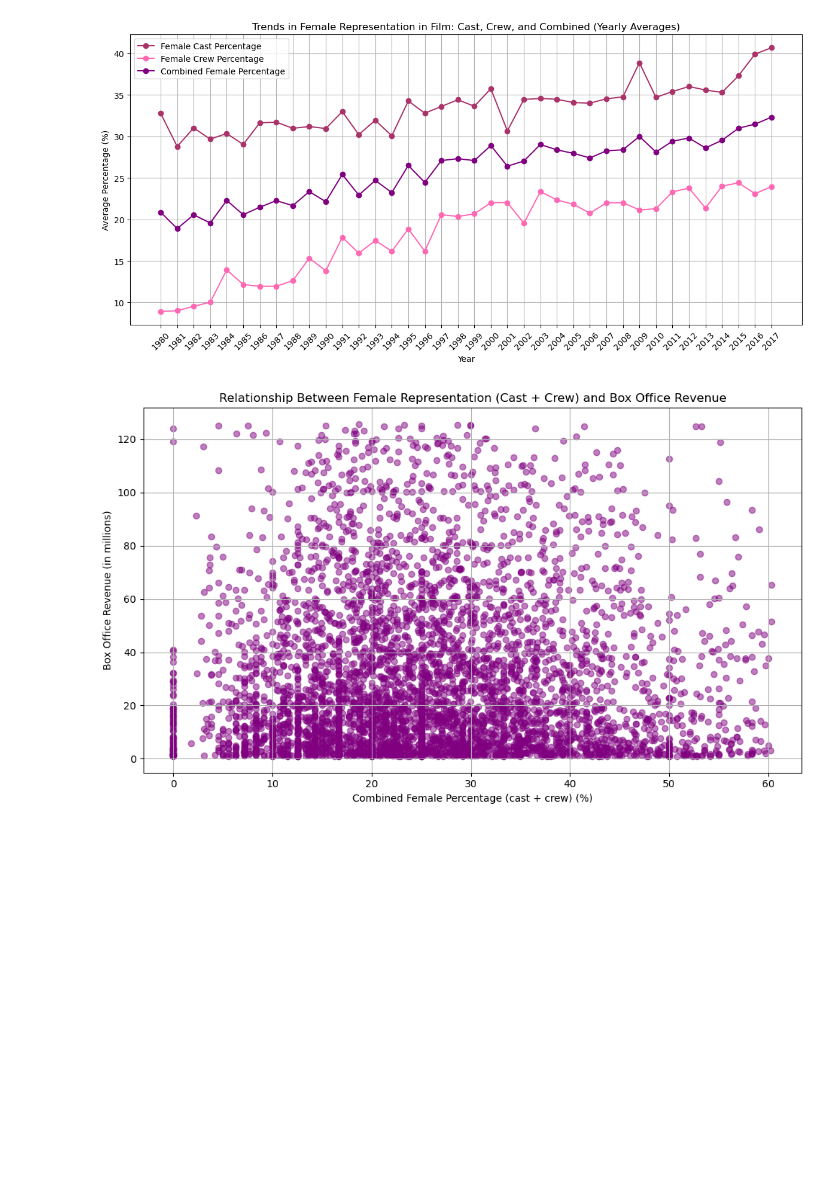
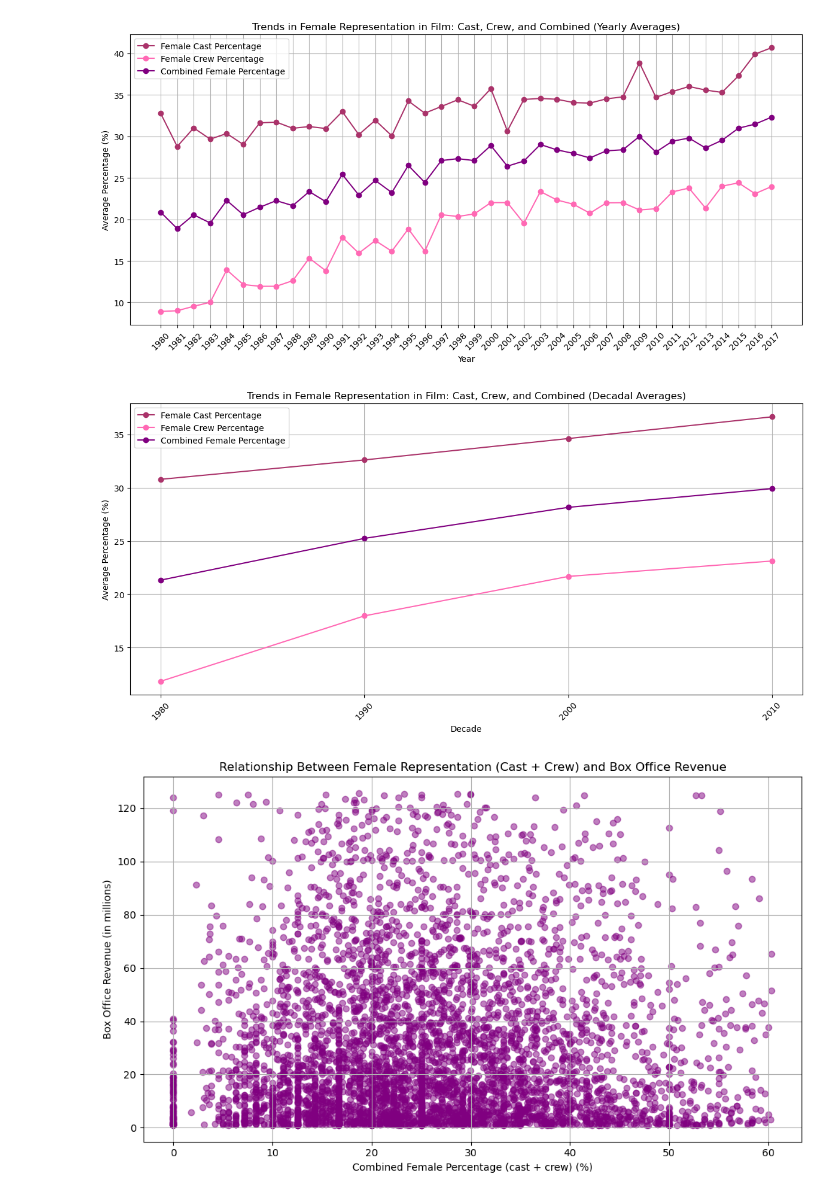
Before and after one commit to TomSull222/BCS-Project-1, a Jupyter notebook: dan-main.ipynb, the cells around one changed output. Saved outputs shown, nothing was run; the diff lists cells and outputs as text; code cells hidden in the pictures; blank space fills up the shorter version.

```diff
--- a/dan-main.ipynb
+++ b/dan-main.ipynb
@@ -155,6 +155,38 @@ plt.tight_layout()  # Adjust layout to fit labels
 plt.show()
 # %% [output]
 [figure]
+# %%
+# Create a new column for the decade // = floor to integer
+refined_df['Decade'] = (refined_df['Year'] // 10) * 10
+
+# Group by Decade and calculate the mean percent_female_cast, percent_female_crew, and percent_female_combined
+grouped_by_decade_df = refined_df.groupby('Decade').agg({
+    'percent_female_cast': 'mean',
+    'percent_female_crew': 'mean',
+    'percent_female_combined': 'mean'
+})
+
+# Plotting the data by decade
+plt.figure(figsize=(12, 6))
+
+# Plot the lines
+plt.plot(grouped_by_decade_df.index, grouped_by_decade_df['percent_female_cast'], label='Female Cast Percentage', color='#AA336A', marker='o')
+plt.plot(grouped_by_decade_df.index, grouped_by_decade_df['percent_female_crew'], label='Female Crew Percentage', color='hotpink', marker='o')
+plt.plot(grouped_by_decade_df.index, grouped_by_decade_df['percent_female_combined'], label='Combined Female Percentage', color='purple', marker='o')
+
+# Adding titles and labels
+plt.title('Trends in Female Representation in Film: Cast, Crew, and Combined (Decadal Averages)')
+plt.xlabel('Decade')
+plt.ylabel('Average Percentage (%)')
+plt.xticks(grouped_by_decade_df.index, rotation=45)  # Rotate x-axis labels for better readability
+plt.legend()  # Show legend
+plt.grid(True)  # Add a grid for better visibility
+
+# Show plot
+plt.tight_layout()  # Adjust layout to fit labels
+plt.show()
+# %% [output]
+[figure, added]
 # %%
 # Convert 'BoxOffice' to millions for the plot
 refined_df['BoxOffice_millions'] = refined_df['BoxOffice'] / 1_000_000
```
